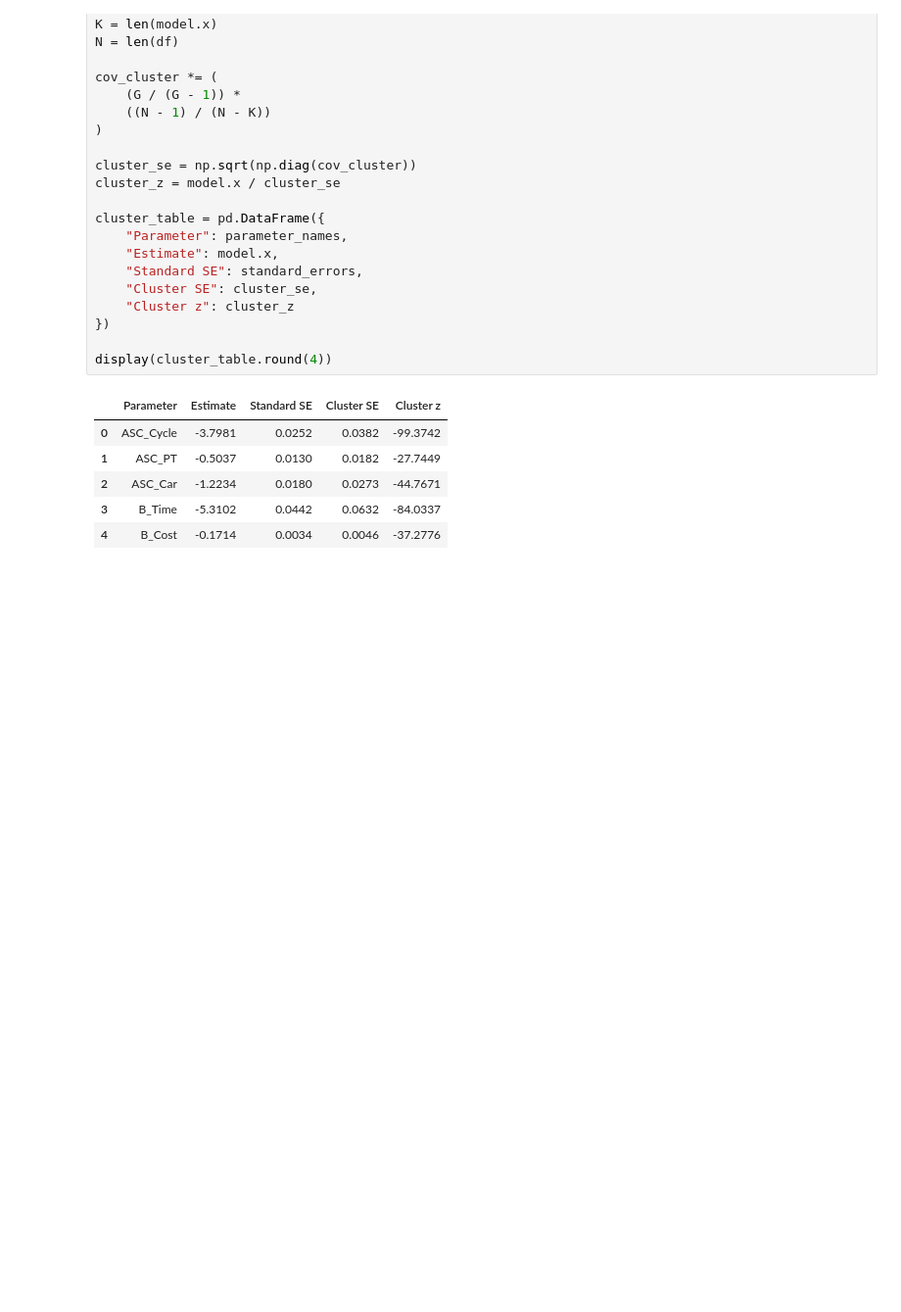
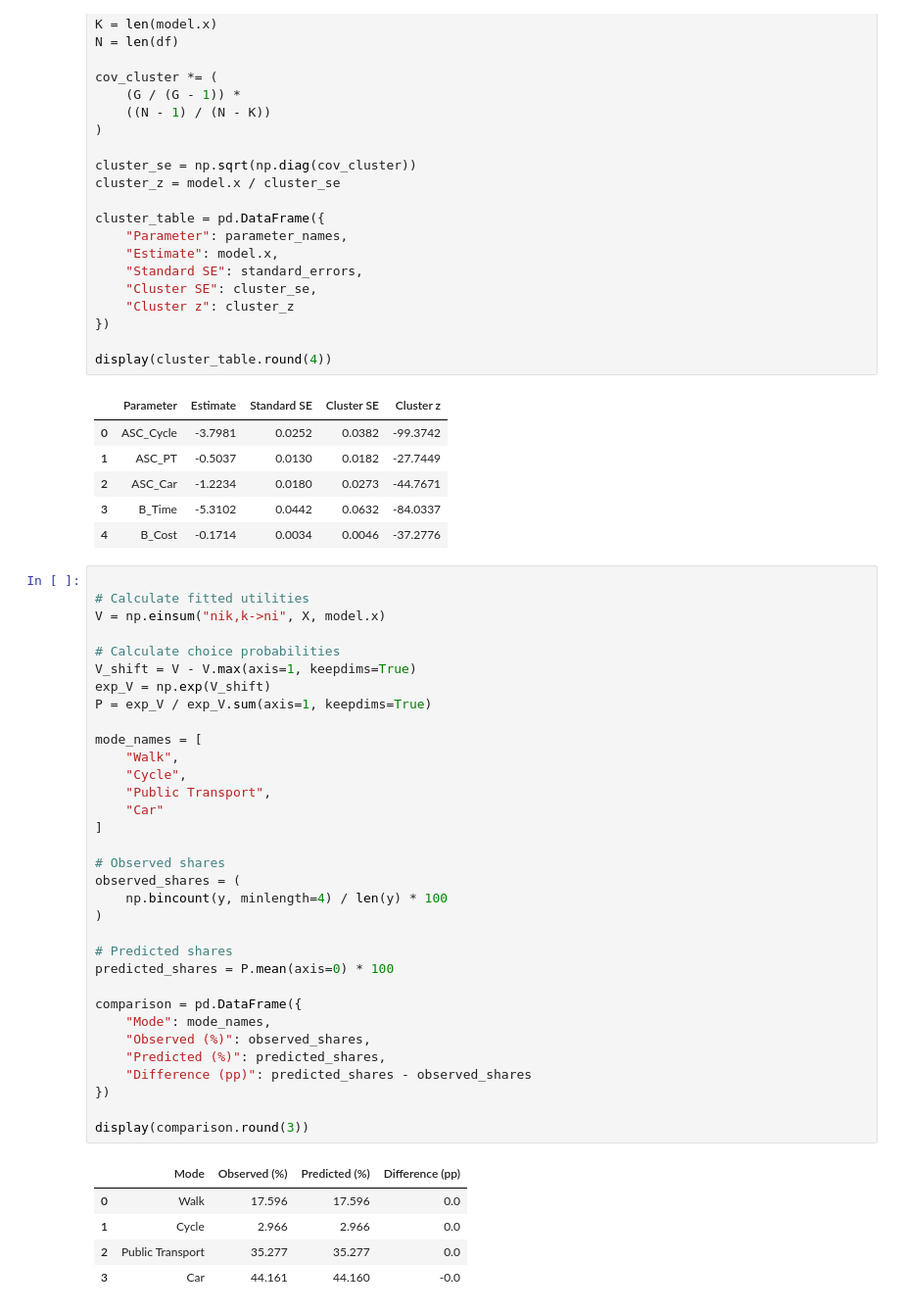
Before and after one commit to VahedBarzegari/travel-choice-modeling, a Jupyter notebook: notebooks/02_mnl_model.ipynb, the cells around one changed output. Shown at 98% size. Drawn from its saved outputs; the diff is of its cells as text; blank space fills up the shorter version.

```diff
--- a/notebooks/02_mnl_model.ipynb
+++ b/notebooks/02_mnl_model.ipynb
@@ -425,3 +425,42 @@ display(cluster_table.round(4))
 | 2 | ASC_Car | -1.2234 | 0.0180 | 0.0273 | -44.7671 |
 | 3 | B_Time | -5.3102 | 0.0442 | 0.0632 | -84.0337 |
 | 4 | B_Cost | -0.1714 | 0.0034 | 0.0046 | -37.2776 |
+# %%
+
+# Calculate fitted utilities
+V = np.einsum("nik,k->ni", X, model.x)
+
+# Calculate choice probabilities
+V_shift = V - V.max(axis=1, keepdims=True)
+exp_V = np.exp(V_shift)
+P = exp_V / exp_V.sum(axis=1, keepdims=True)
+
+mode_names = [
+    "Walk",
+    "Cycle",
+    "Public Transport",
+    "Car"
+]
+
+# Observed shares
+observed_shares = (
+    np.bincount(y, minlength=4) / len(y) * 100
+)
+
+# Predicted shares
+predicted_shares = P.mean(axis=0) * 100
+
+comparison = pd.DataFrame({
+    "Mode": mode_names,
+    "Observed (%)": observed_shares,
+    "Predicted (%)": predicted_shares,
+    "Difference (pp)": predicted_shares - observed_shares
+})
+
+display(comparison.round(3))
+# %% [output]
+|  | Mode | Observed (%) | Predicted (%) | Difference (pp) |
+| 0 | Walk | 17.596 | 17.596 | 0.0 |
+| 1 | Cycle | 2.966 | 2.966 | 0.0 |
+| 2 | Public Transport | 35.277 | 35.277 | 0.0 |
+| 3 | Car | 44.161 | 44.160 | -0.0 |
```
Also changed, not shown: parts of 6 cells of this notebook.
